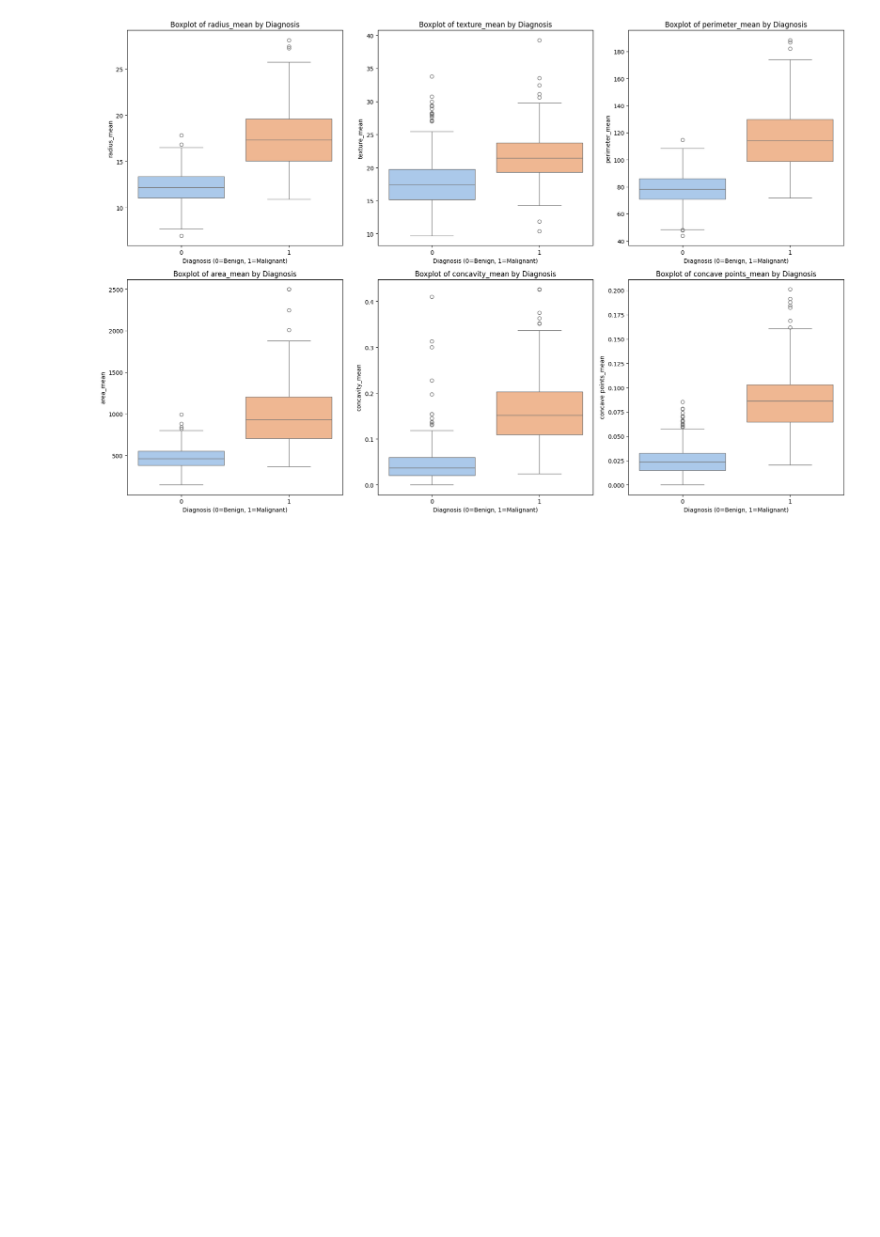
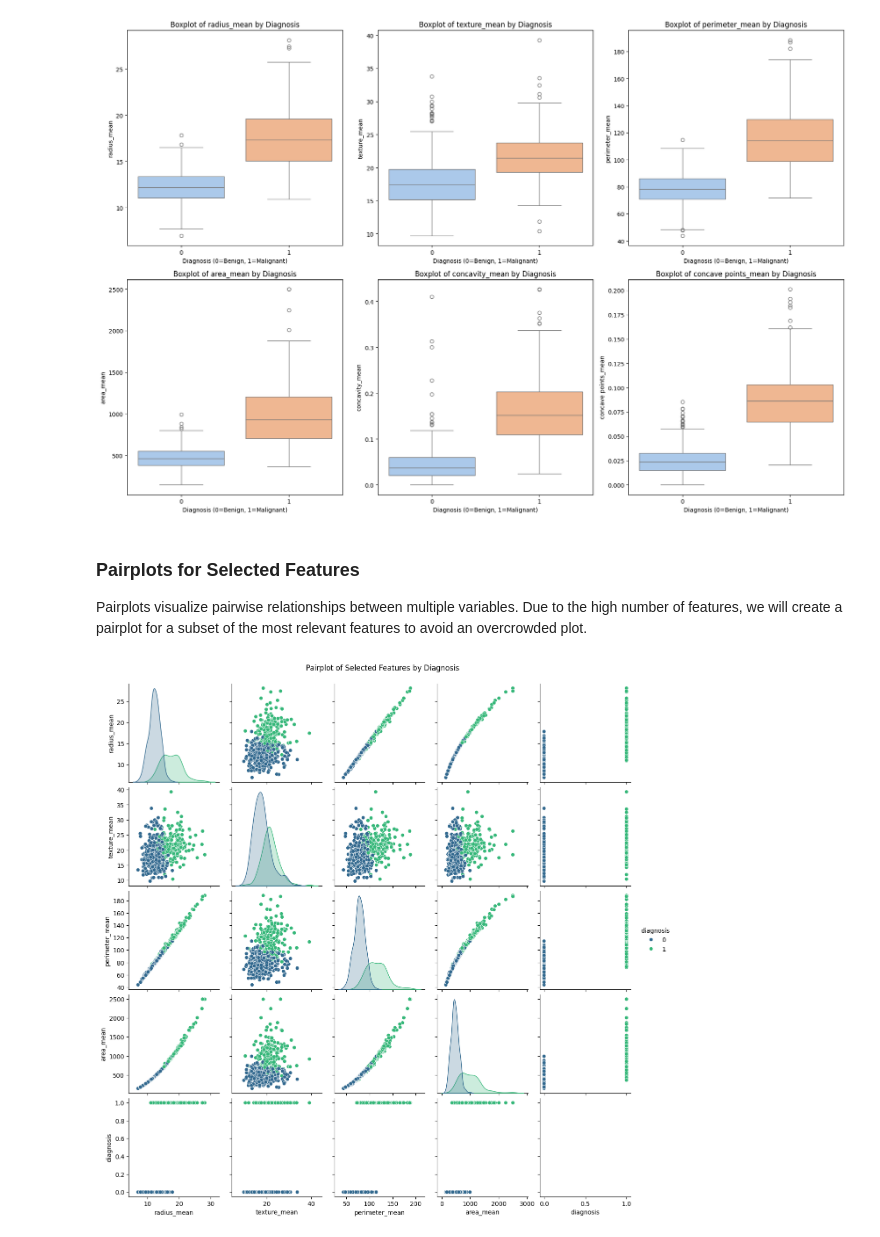
Before and after one commit to AparnaSreeenivasan/PredictiveProject2, a Jupyter notebook: preprocessing.ipynb, the cells around one changed output. Cells and saved outputs as stored; diff of their text form; code cells hidden in the pictures; blank space fills up the shorter version.

Commit message:
Generated Pairplots for selected features

```diff
--- a/preprocessing.ipynb
+++ b/preprocessing.ipynb
@@ -306,3 +306,13 @@ Passing `palette` without assigning `hue` is deprecated and will be removed in v
 
   sns.boxplot(x='diagnosis', y=feature, data=df, palette='pastel')
 [figure]
+# %% [markdown]
+### Pairplots for Selected Features
+
+Pairplots visualize pairwise relationships between multiple variables. Due to the high number of features, we will create a pairplot for a subset of the most relevant features to avoid an overcrowded plot.
+# %%
+sns.pairplot(df, vars=['radius_mean', 'texture_mean', 'perimeter_mean', 'area_mean', 'diagnosis'], hue='diagnosis', palette='viridis')
+plt.suptitle('Pairplot of Selected Features by Diagnosis', y=1.02) # Adjust suptitle position
+plt.show()
+# %% [output]
+[figure, added]
```
